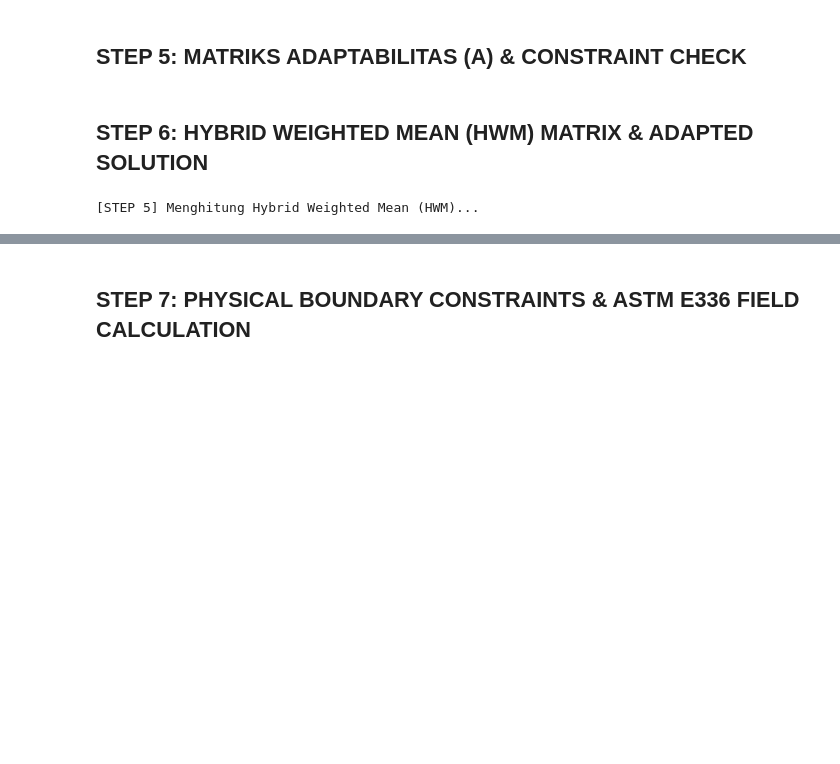
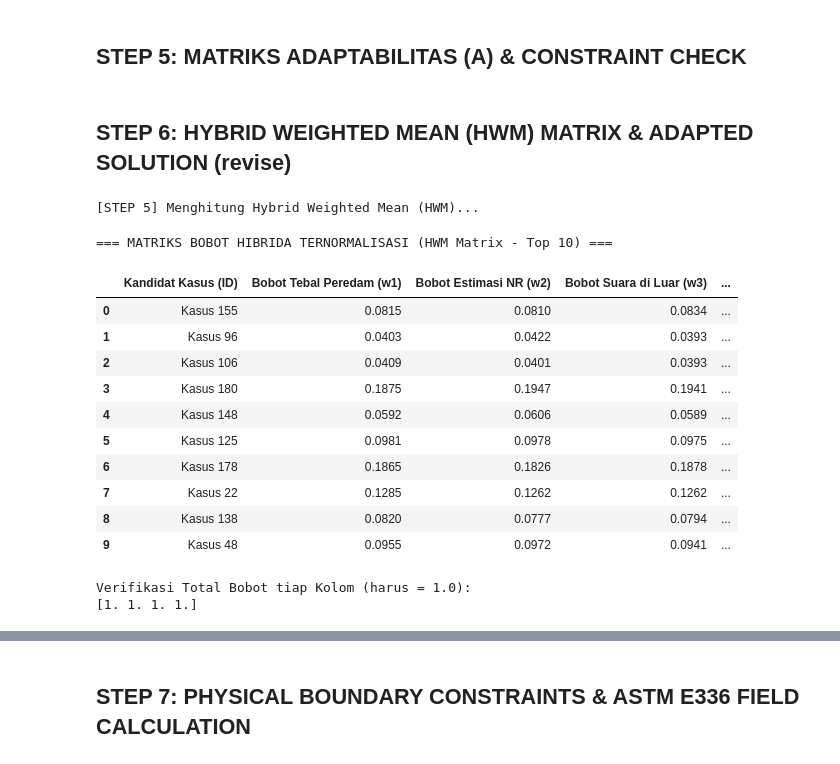
Before and after one commit to galihthecreator/sistem_pakar_old, a Jupyter notebook: sistempakar_old.ipynb, the cells around one changed output, grey strips where cells are left out. Drawn from its saved outputs; the diff is of its cells as text; code cells hidden in the pictures; blank space fills up the shorter version.

```diff
--- a/sistempakar_old.ipynb
+++ b/sistempakar_old.ipynb
@@ -557,7 +797,7 @@ for k_idx in range(K_candidates):
     for j in range(n_sol):
         A[k_idx, j] = 0.5 * sim_scores[k_idx] + 0.5 * penalty
 # %% [markdown]
-## STEP 6: HYBRID WEIGHTED MEAN (HWM) MATRIX & ADAPTED SOLUTION
+## STEP 6: HYBRID WEIGHTED MEAN (HWM) MATRIX & ADAPTED SOLUTION (revise)
 # %%
 print("[STEP 5] Menghitung Hybrid Weighted Mean (HWM)...")
 
@@ -601,3 +847,40 @@ else:
   tingkat_rekomendasi = 'Rendah'
 # %% [output]
 [STEP 5] Menghitung Hybrid Weighted Mean (HWM)...
+# %%
+import pandas as pd
+
+# Ekstrak ID kasus dari top 10 candidates
+candidate_ids = top_10_candidates['id'].values
+
+# Kolom bobot sesuai request
+hwm_col_labels = [
+    'Bobot Tebal Peredam (w1)',
+    'Bobot Estimasi NR (w2)',
+    'Bobot Suara di Luar (w3)',
+    'Bobot Estimasi Biaya (w4)'
+]
+
+# Membuat DataFrame dari matriks HWM
+df_hwm = pd.DataFrame(HWM, columns=hwm_col_labels)
+# Menyisipkan ID Kasus di kolom pertama
+df_hwm.insert(0, 'Kandidat Kasus (ID)', [f"Kasus {int(_id)}" for _id in candidate_ids])
+
+print("=== MATRIKS BOBOT HIBRIDA TERNORMALISASI (HWM Matrix - Top 10) ===")
+display(df_hwm.round(4))
+print(f"\nVerifikasi Total Bobot tiap Kolom (harus = 1.0):\n{HWM.sum(axis=0).round(4)}")
+# %% [output]
+=== MATRIKS BOBOT HIBRIDA TERNORMALISASI (HWM Matrix - Top 10) ===
+|  | Kandidat Kasus (ID) | Bobot Tebal Peredam (w1) | Bobot Estimasi NR (w2) | Bobot Suara di Luar (w3) | ... |
+| 0 | Kasus 155 | 0.0815 | 0.0810 | 0.0834 | ... |
+| 1 | Kasus 96 | 0.0403 | 0.0422 | 0.0393 | ... |
+| 2 | Kasus 106 | 0.0409 | 0.0401 | 0.0393 | ... |
+| 3 | Kasus 180 | 0.1875 | 0.1947 | 0.1941 | ... |
+| 4 | Kasus 148 | 0.0592 | 0.0606 | 0.0589 | ... |
+| 5 | Kasus 125 | 0.0981 | 0.0978 | 0.0975 | ... |
+| 6 | Kasus 178 | 0.1865 | 0.1826 | 0.1878 | ... |
+| 7 | Kasus 22 | 0.1285 | 0.1262 | 0.1262 | ... |
+| 8 | Kasus 138 | 0.0820 | 0.0777 | 0.0794 | ... |
+| 9 | Kasus 48 | 0.0955 | 0.0972 | 0.0941 | ... |
+Verifikasi Total Bobot tiap Kolom (harus = 1.0):
+[1. 1. 1. 1.]
```
Also changed, not shown: parts of 23 cells of this notebook, 4 other files.
